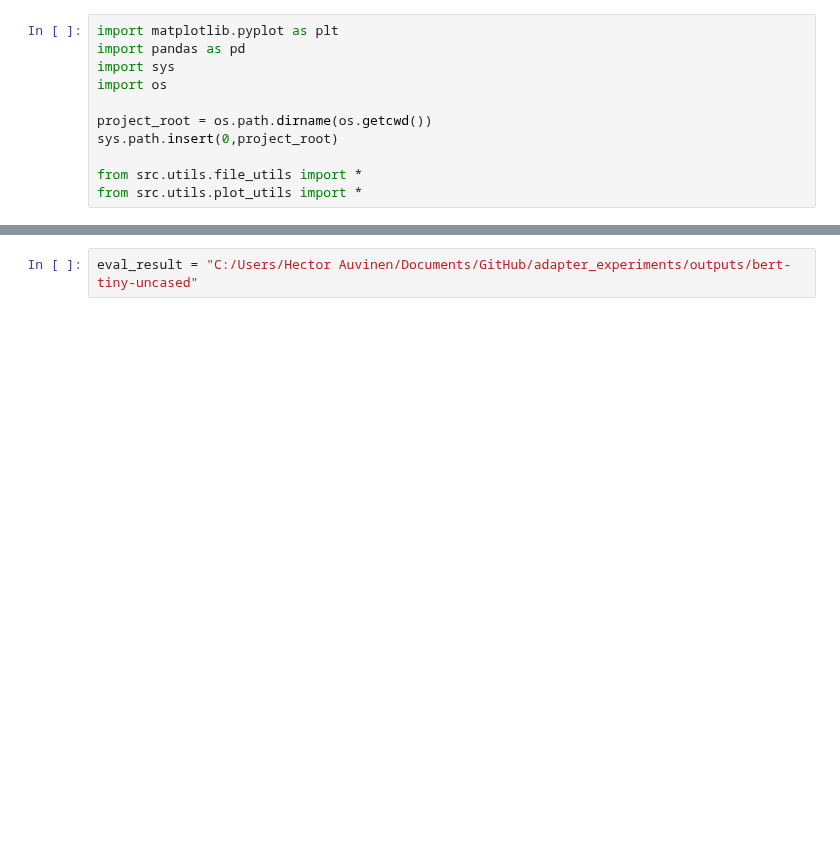
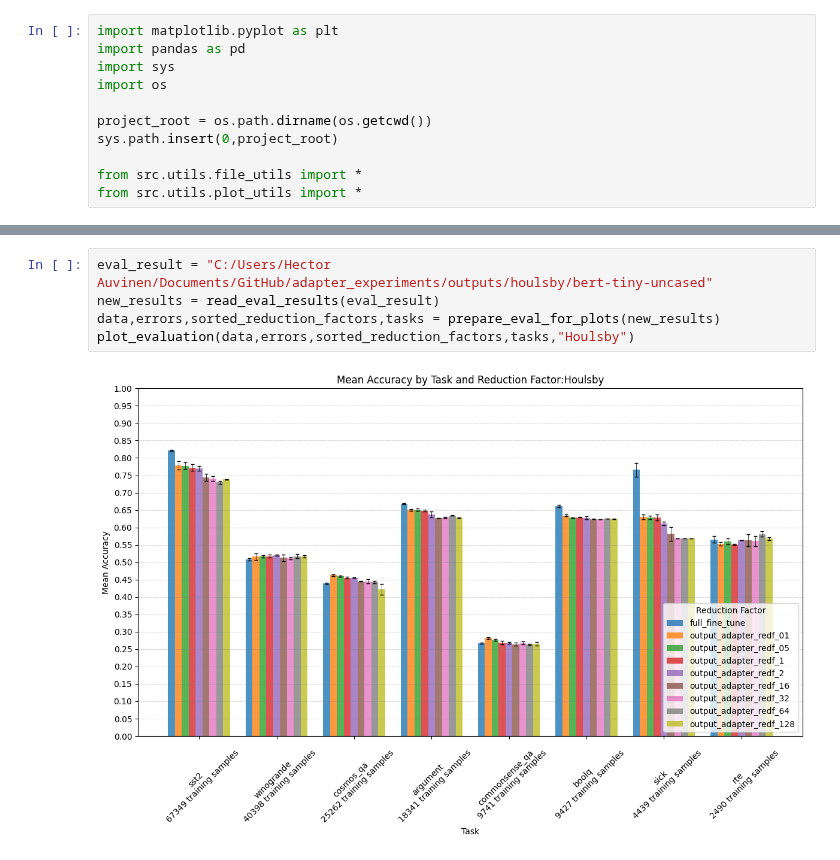
Before and after one commit to HectorAuvinen/adapter_experiments, a Jupyter notebook: notebooks/result_plotting.ipynb, the cells around one changed output, grey strips where cells are left out. Saved outputs shown, nothing was run; the diff lists cells and outputs as text; blank space fills up the shorter version.

Commit message:
add bert small,new subset and configs

```diff
--- a/notebooks/result_plotting.ipynb
+++ b/notebooks/result_plotting.ipynb
@@ -12,3 +23,8 @@ from src.utils.plot_utils import *
 # %%
-eval_result = "C:/Users/Hector Auvinen/Documents/GitHub/adapter_experiments/outputs/bert-tiny-uncased"
+eval_result = "C:/Users/Hector Auvinen/Documents/GitHub/adapter_experiments/outputs/houlsby/bert-tiny-uncased"
+new_results = read_eval_results(eval_result)
+data,errors,sorted_reduction_factors,tasks = prepare_eval_for_plots(new_results)
+plot_evaluation(data,errors,sorted_reduction_factors,tasks,"Houlsby")
+# %% [output]
+[figure, added]
 # %%
```
Also changed, not shown: parts of 4 cells of this notebook, 5 other files.
